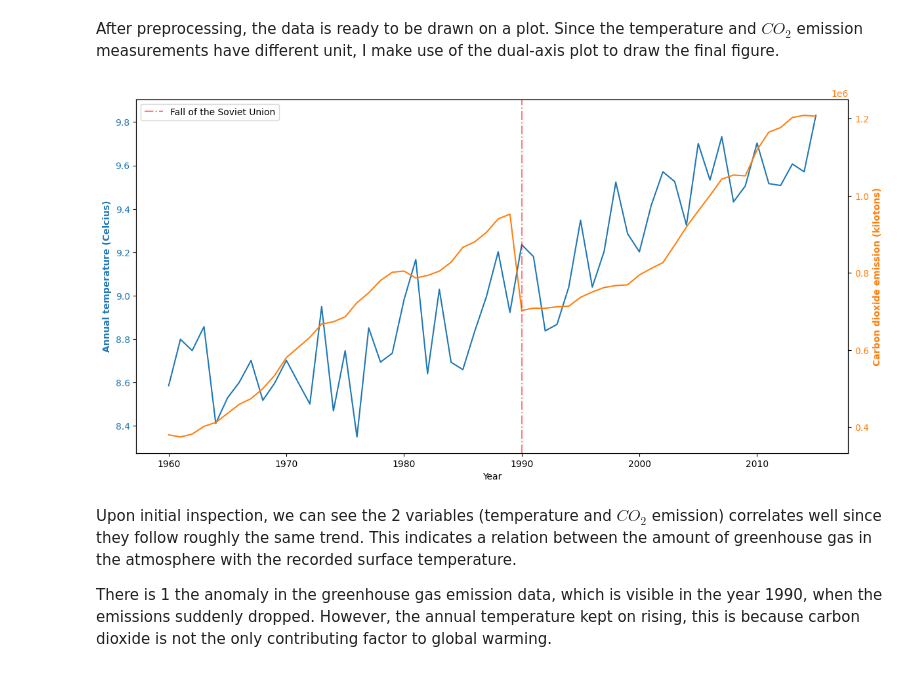
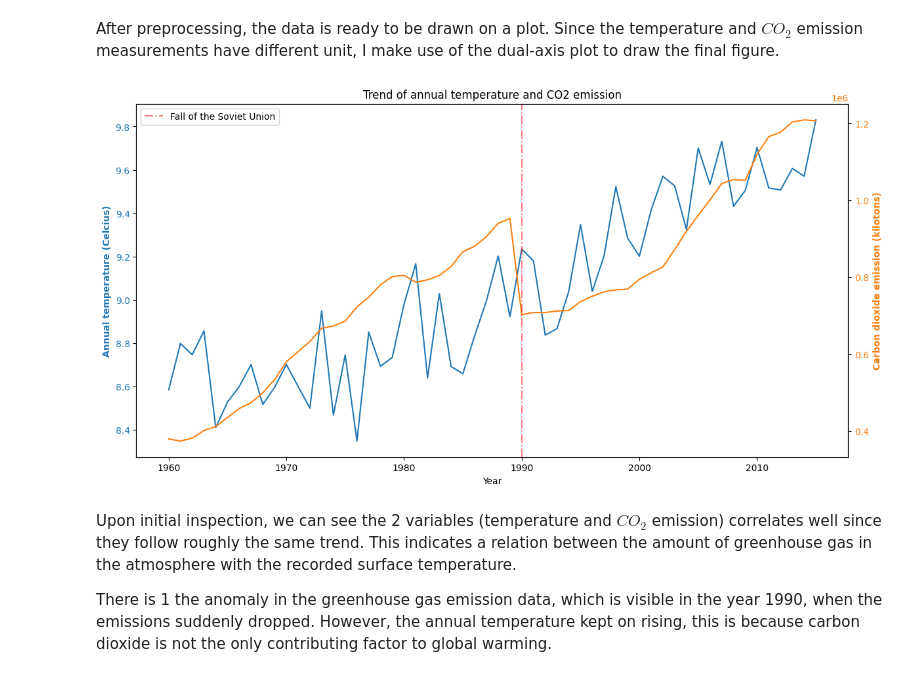
Before and after one commit to TGHuybu/AirPollutionAnalysis, a Jupyter notebook: GlobalWarmingAnalysis.ipynb, the cells around one changed output. Drawn from its saved outputs; the diff is of its cells as text; code cells hidden in the pictures.

Commit message:
fix plot, add more info

```diff
--- a/GlobalWarmingAnalysis.ipynb
+++ b/GlobalWarmingAnalysis.ipynb
@@ -198,28 +239,29 @@ After preprocessing, the data is ready to be drawn on a plot. Since the temperat
 # %%
 matched_years = np.arange(start_year, end_year + 1)
 
 fig, ax_temp = plt.subplots()
 
 ax_temp.plot(matched_years, globtemp_matched["LandAverageTemperature"], color="tab:blue")
 ax_temp.set_xlabel("Year")
 ax_temp.set_ylabel("Annual temperature (Celcius)", color="tab:blue", fontweight="bold")
+ax_temp.set_title("Trend of annual temperature and CO2 emission")
 ax_temp.tick_params(axis='y', labelcolor="tab:blue")
 
 ax_co2 = ax_temp.twinx()
 ax_co2.plot(matched_years, co2_emission_matched["value"], color="tab:orange")
 ax_co2.set_ylabel("Carbon dioxide emission (kilotons)", color="tab:orange", fontweight="bold")
 ax_co2.tick_params(axis='y', labelcolor="tab:orange")
 
 plt.axvline(1990, color="red", alpha=0.5, linestyle="-.", label="Fall of the Soviet Union")
 
 plt.legend()
 
 fig = plt.gcf()
 fig.set_size_inches((14, 7))
 
 plt.show()
 # %% [output]
-[figure, old version]
+[figure, new version]
 # %% [markdown]
 Upon initial inspection, we can see the 2 variables (temperature and $CO_{2}$ emission) correlates well since they follow roughly the same trend. This indicates a relation between the amount of greenhouse gas in the atmosphere with the recorded surface temperature.
 
```
Also changed, not shown: parts of 7 cells of this notebook.
